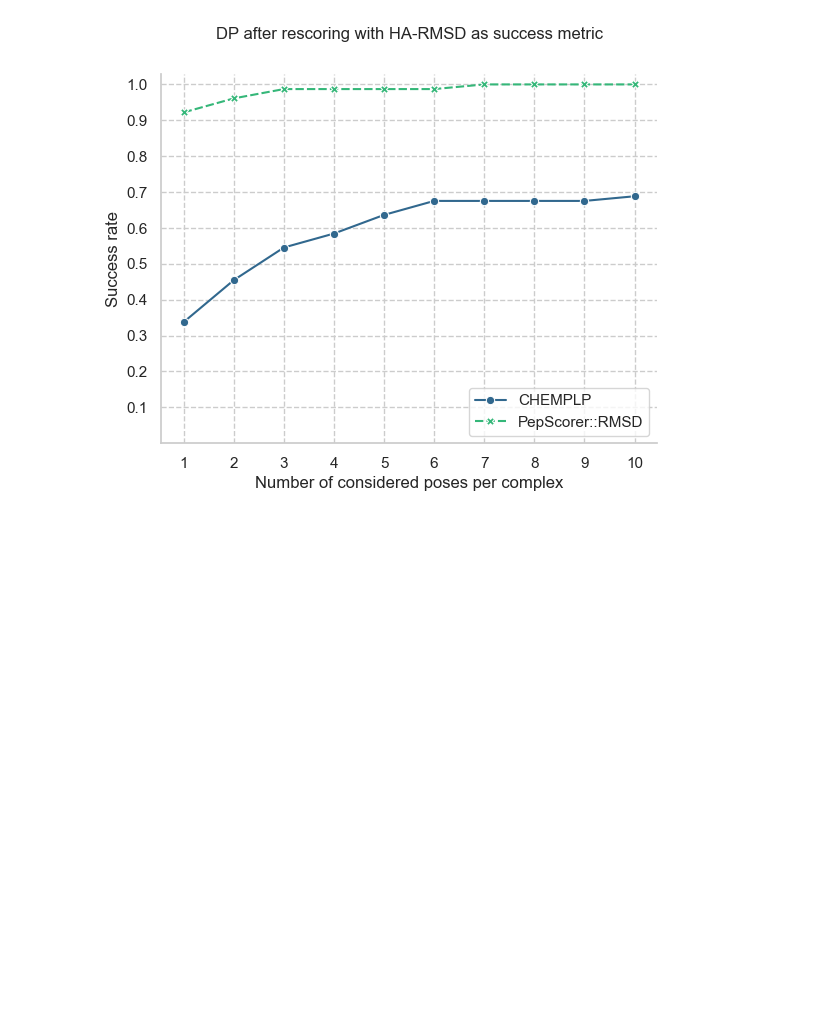
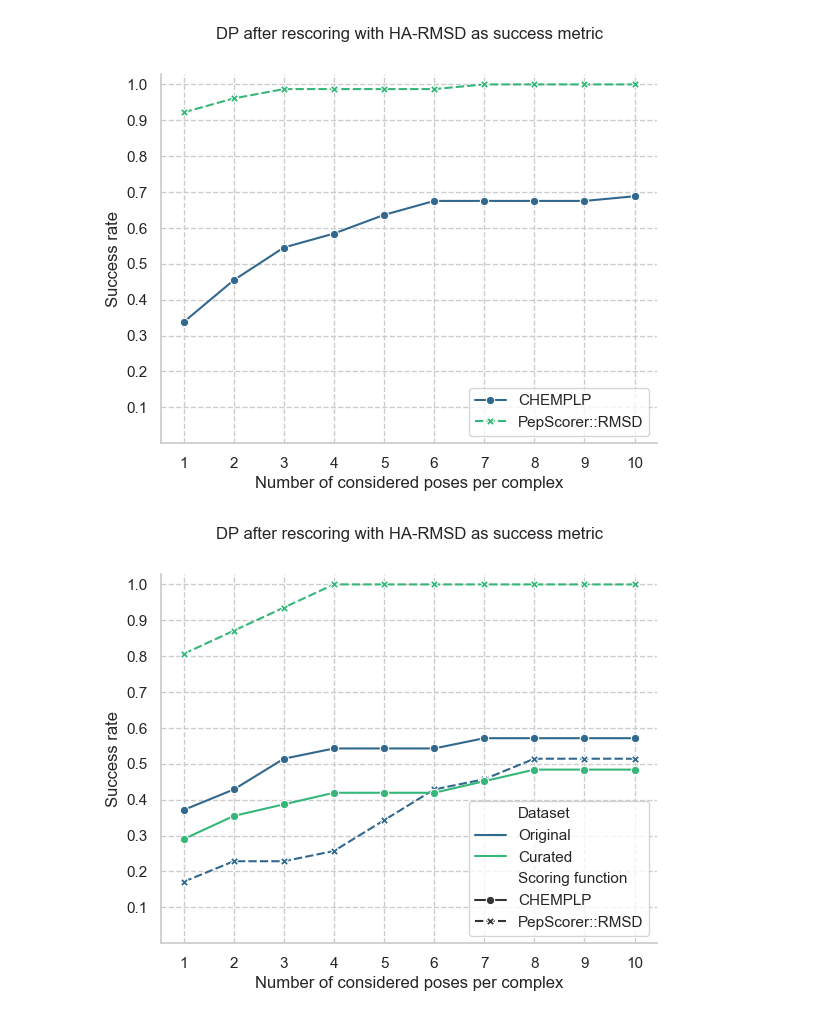
Before and after one commit to andregiuseppecavalli/PepScorerRMSD, a Jupyter notebook: train_and_evaluate.ipynb, the cells around one changed output. Drawn from its saved outputs; the diff is of its cells as text; code cells hidden in the pictures; blank space fills up the shorter version.

```diff
--- a/train_and_evaluate.ipynb
+++ b/train_and_evaluate.ipynb
@@ -269,0 +339,26 @@ plt.show()
+# %%
+# CHEMPLP rank curated
+pep47_curated['CHEMPLP rank'] = None
+for pdb in pep47_curated['Protein'].unique():
+    return_df_curated = pep47_curated.loc[pep47_curated['Protein'] == pdb].sort_values('CHEMPLP')
+    return_df_curated['CHEMPLP rank'] = None
+
+    for i, pose in enumerate(return_df_curated['Pose']):
+        return_df_curated.loc[return_df_curated['Pose'] == pose, 'CHEMPLP rank'] = i + 1
+
+    for idx in return_df_curated.index:
+        pose = return_df_curated.at[idx, 'Pose']
+        pep47_curated.loc[pep47_curated['Pose'] == pose, 'CHEMPLP rank'] = return_df_curated.at[idx, 'CHEMPLP rank']
+
+# Pred Rank curated
+pep47_curated['Pred rank'] = None
+for pdb in pep47_curated['Protein'].unique():
+    return_df_curated = pep47_curated.loc[pep47_curated['Protein'] == pdb].sort_values('pred RMSD')
+    return_df_curated['Pred rank'] = None
+
+    for i, pose in enumerate(return_df_curated['Pose']):
+        return_df_curated.loc[return_df_curated['Pose'] == pose, 'Pred rank'] = i + 1
+
+    for idx in return_df_curated.index:
+        pose = return_df_curated.at[idx, 'Pose']
+        pep47_curated.loc[pep47_curated['Pose'] == pose, 'Pred rank'] = return_df_curated.at[idx, 'Pred rank']
@@ -269,0 +487,21 @@ plt.show()
+# %%
+# plot the results
+final_results_pep47 = pd.DataFrame({
+    'Number of considered poses per complex': [1,2,3,4,5,6,7,8,9,10]*4,
+    'Success rate': dp_chemplp_original + dp_pepscorer_original + dp_chemplp_curated + dp_pepscorer_curated,
+    'Scoring function': ['CHEMPLP']*10 + ['PepScorer::RMSD']*10 + ['CHEMPLP']*10 + ['PepScorer::RMSD']*10,
+    'Dataset': ['Original']*20 + ['Curated']*20
+})
+
+sns.set_style("whitegrid", {'grid.linestyle': '--'})
+ax = sns.lineplot(data=final_results_pep47, x='Number of considered poses per complex', y='Success rate', hue='Dataset',
+                  palette = 'viridis', style='Scoring function', markers=True)
+plt.xticks(range(1, 11))
+plt.yticks([0.1, 0.2, 0.3, 0.4, 0.5, 0.6, 0.7, 0.8, 0.9, 1.0])
+plt.title('DP after rescoring with HA-RMSD as success metric', pad=25)
+plt.ylim((0.0, 1.03))
+plt.legend(loc='lower right')
+sns.despine()
+plt.show()
+# %% [output]
+[figure, added]
```
Also changed, not shown: parts of 8 cells of this notebook, 3 other files.
